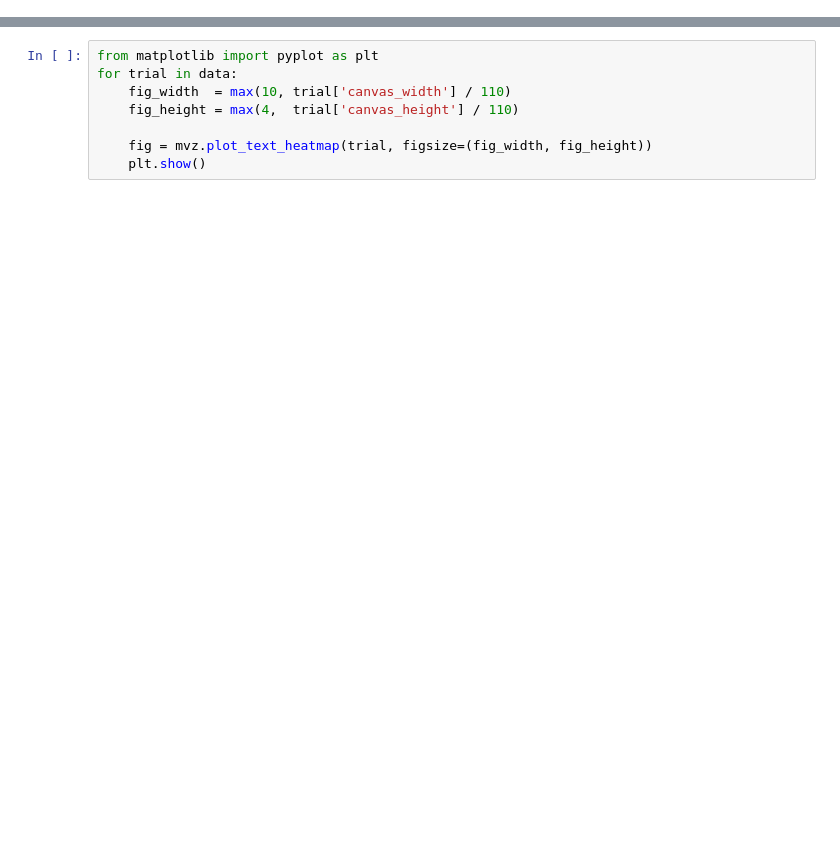
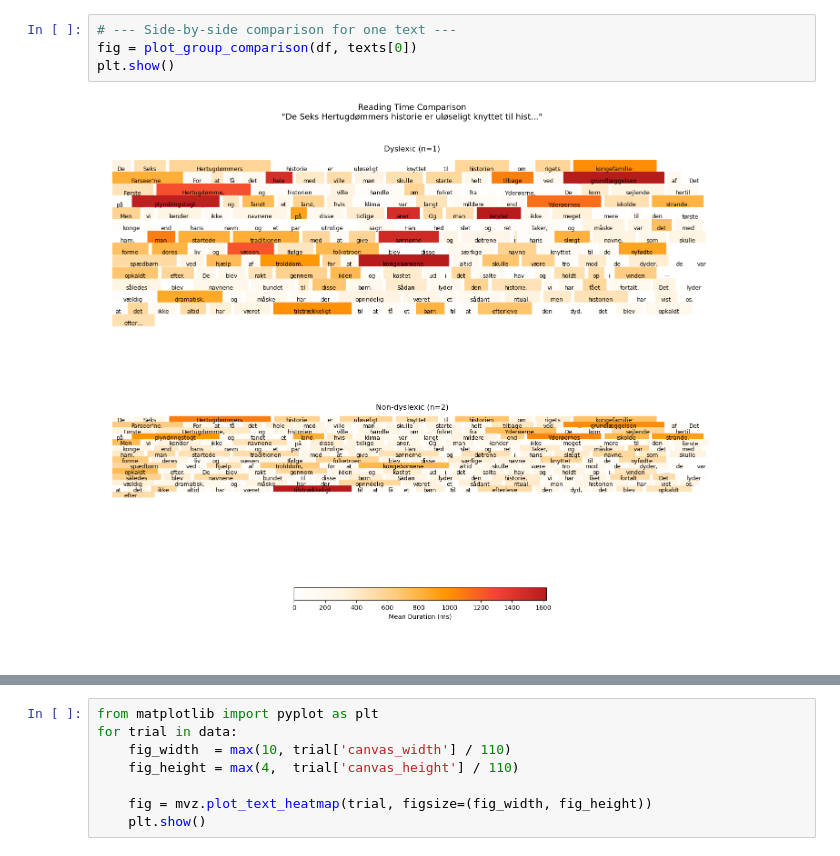
Before and after one commit to ethanweed/experiment_templates, a Jupyter notebook: JATOS data parsing tools/heatmaps.ipynb, the cells around one changed output, grey strips where cells are left out. Drawn from its saved outputs; the diff is of its cells as text; blank space fills up the shorter version.

```diff
--- a/JATOS data parsing tools/heatmaps.ipynb
+++ b/JATOS data parsing tools/heatmaps.ipynb
@@ -28,0 +232,6 @@ print(f"Built {len(data)} trials")
+# %%
+# --- Side-by-side comparison for one text ---
+fig = plot_group_comparison(df, texts[0])
+plt.show()
+# %% [output]
+[figure, added]
```
Also changed, not shown: parts of 8 cells of this notebook, 2 other files.
